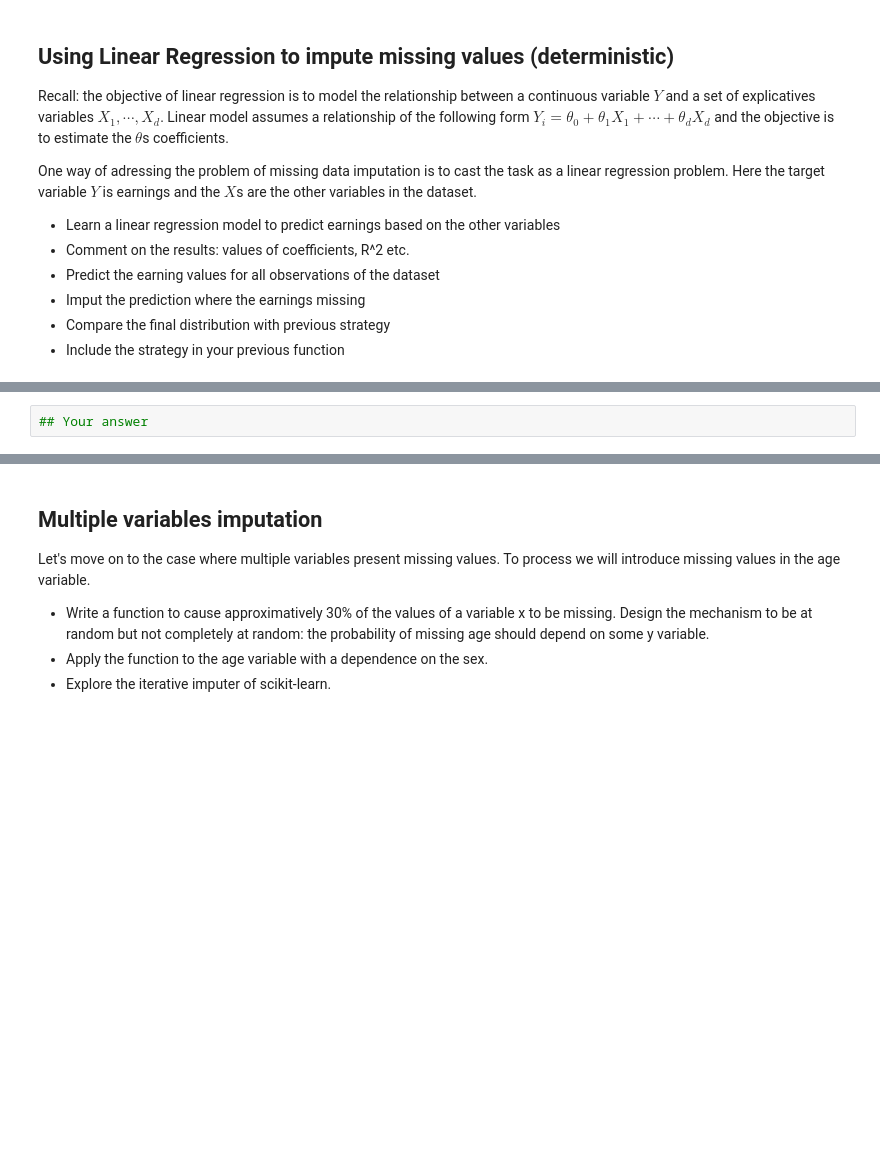
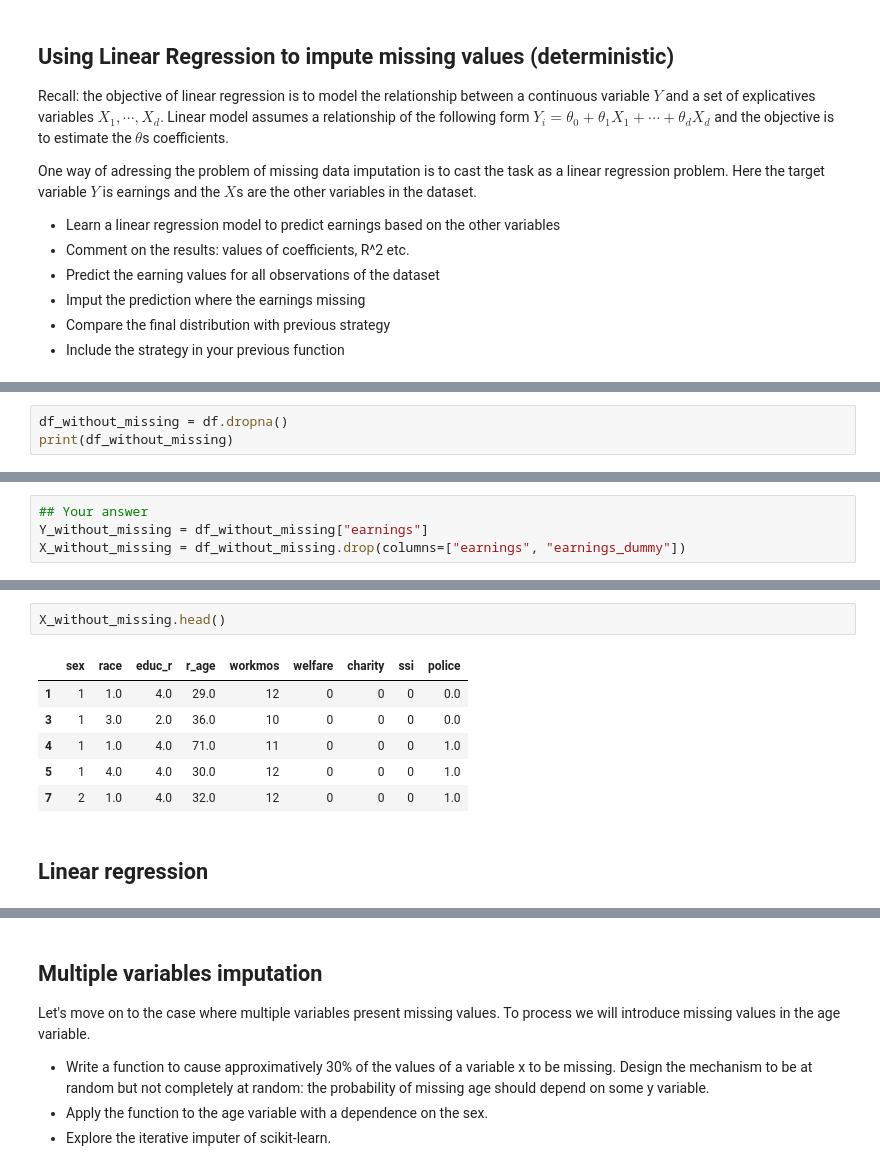
Before and after one commit to MitaDataAI/EDA, a Jupyter notebook: lab2-missing.ipynb, the cells around one changed output, grey strips where cells are left out. Cells and saved outputs as stored; diff of their text form; blank space fills up the shorter version.

```diff
--- a/lab2-missing.ipynb
+++ b/lab2-missing.ipynb
@@ -317,0 +369,3 @@ One way of adressing the problem of missing data imputation is to cast the task
+# %%
+df_without_missing = df.dropna()
+print(df_without_missing)
@@ -318,2 +390,4 @@ One way of adressing the problem of missing data imputation is to cast the task
 # %%
 ## Your answer
+Y_without_missing = df_without_missing["earnings"]
+X_without_missing = df_without_missing.drop(columns=["earnings", "earnings_dummy"])
@@ -319,0 +403,11 @@ One way of adressing the problem of missing data imputation is to cast the task
+# %%
+X_without_missing.head()
+# %% [output]
+|  | sex | race | educ_r | r_age | workmos | welfare | charity | ssi | police |
+| 1 | 1 | 1.0 | 4.0 | 29.0 | 12 | 0 | 0 | 0 | 0.0 |
+| 3 | 1 | 3.0 | 2.0 | 36.0 | 10 | 0 | 0 | 0 | 0.0 |
+| 4 | 1 | 1.0 | 4.0 | 71.0 | 11 | 0 | 0 | 0 | 1.0 |
+| 5 | 1 | 4.0 | 4.0 | 30.0 | 12 | 0 | 0 | 0 | 1.0 |
+| 7 | 2 | 1.0 | 4.0 | 32.0 | 12 | 0 | 0 | 0 | 1.0 |
+# %% [markdown]
+## Linear regression
```
Also changed, not shown: parts of 39 cells of this notebook.
